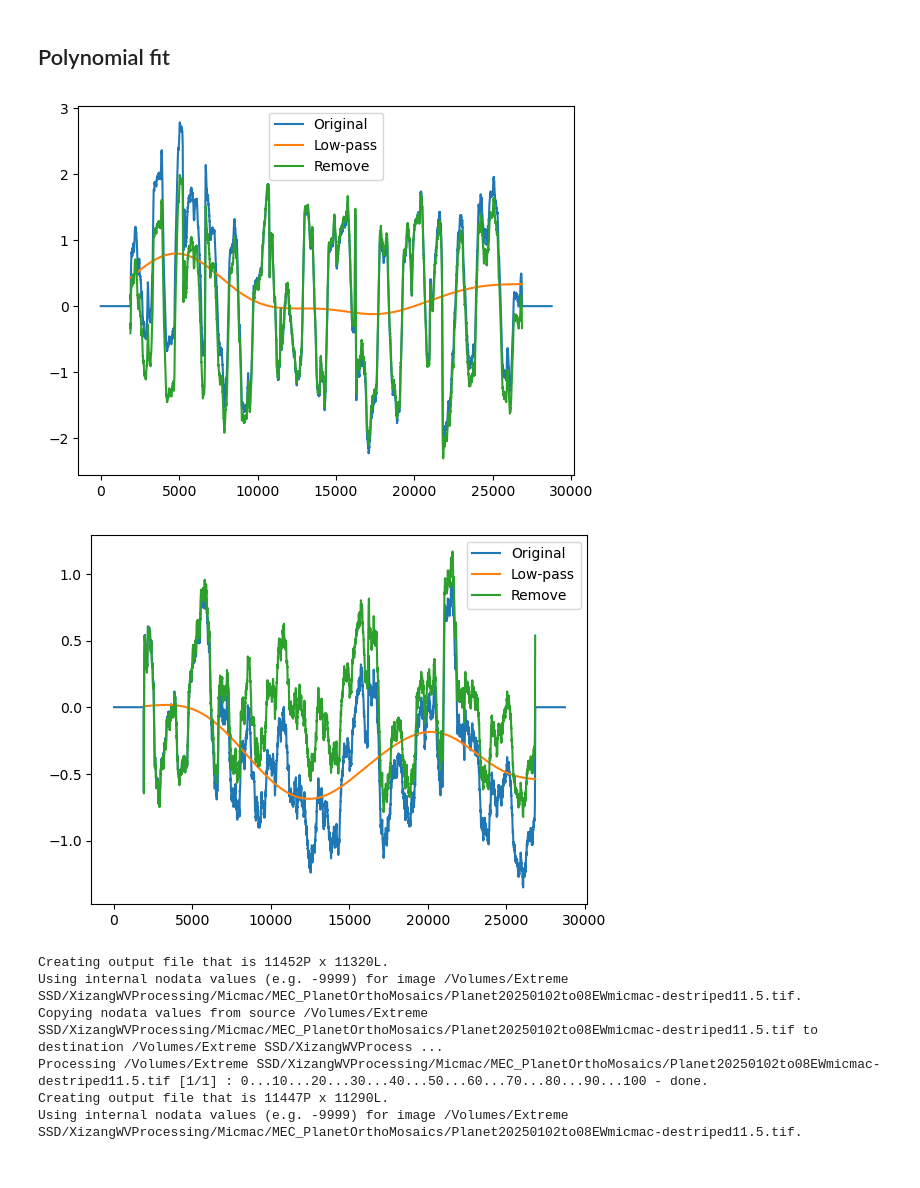
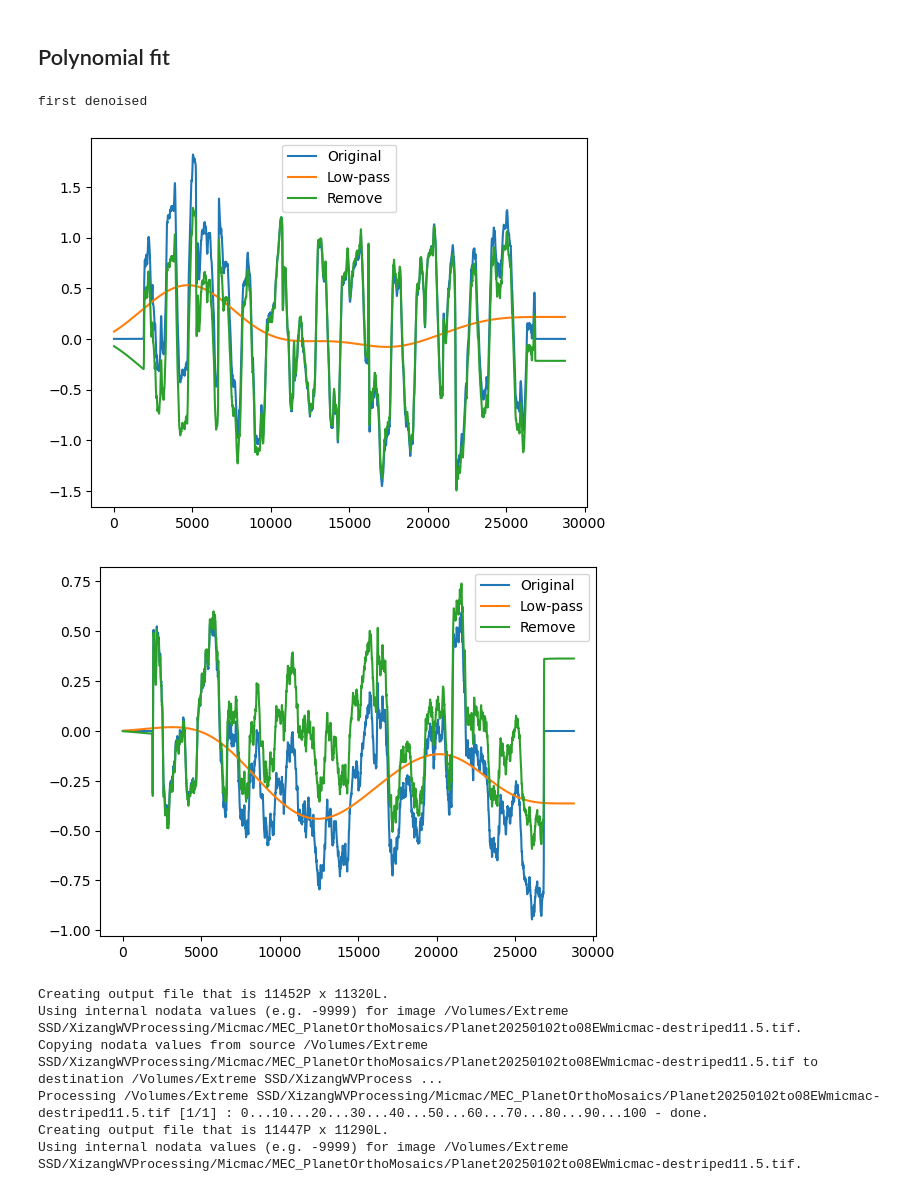
Before and after one commit to cehanagan/ImageryResources, a Jupyter notebook: Notebooks/Xizang20250107.ipynb, the cells around one changed output. Cells and saved outputs as stored; diff of their text form; code cells hidden in the pictures.

Commit message:
Fix tiff tools project disp again

```diff
--- a/Notebooks/Xizang20250107.ipynb
+++ b/Notebooks/Xizang20250107.ipynb
@@ -199,0 +226,6 @@ Using NoData value: -9999
+# %%
+imf = '/Volumes/Extreme SSD/XizangWVProcessing/Micmac/MEC_Tibet1mDEM/NSmicmac.tif'
+im = gdal.Open(imf)
+nodata = im.GetRasterBand(1).GetNoDataValue()
+imdata = im.GetRasterBand(1).ReadAsArray()
+imdata[imdata == nodata] = np.nan
@@ -199,0 +239,8 @@ Using NoData value: -9999
+# %%
+# Step 2: Compute Row-Wise Average
+y = np.nanmean(rotated_data,axis=1)  # Use nanmean to ignore NoData values
+y[np.isnan(y)] = 0
+# Step 3: Apply Low-Pass Filter
+b, a = signal.butter(order, cutoffs, fs=fs, btype='band', analog=False)
+yfilt = signal.filtfilt(b, a, y)
+yfilt[y==0] = np.nan
@@ -199,0 +382,5 @@ Using NoData value: -9999
+# %%
+print('Bandpass filtering')
+filtered = process_image(imdata, nodata_value=np.nan,row_filter_type='band', row_cutoff_low=0.0001, row_cutoff_high=0.1,row_order=4,
+                  col_filter_type=None, col_cutoff_low=0.00001, col_cutoff_high=0.0001, col_order=2,
+                  stripw=1000, window_type='hann', edge_ratio=0.1)
@@ -691,3 +879,19 @@ tt.save_geotiff(denoised,'/Volumes/Extreme SSD/XizangWVProcessing/Micmac/MEC_Pla
+# %%
+im = gdal.Open('/Volumes/Extreme SSD/XizangWVProcessing/Micmac/MEC_PlanetOrthoMosaics/Planet20250102to08NSmicmac.tif')
+imdata = im.GetRasterBand(1).ReadAsArray()
+denoised = denoise_bilateral(imdata, sigma_color=None, sigma_spatial=3, bins=10000, mode='edge')
+print('first denoised')
+tt.save_geotiff(denoised,'/Volumes/Extreme SSD/XizangWVProcessing/Micmac/MEC_PlanetOrthoMosaics/Planet20250102to08NSmicmac-denoised.tif',
+                im.GetGeoTransform(),im.GetProjection())
+
+im = gdal.Open('/Volumes/Extreme SSD/XizangWVProcessing/Micmac/MEC_PlanetOrthoMosaics/Planet20250102to08EWmicmac.tif')
+imdata = im.GetRasterBand(1).ReadAsArray()
+denoised = denoise_bilateral(imdata, sigma_color=None, sigma_spatial=3, bins=10000, mode='edge')
+
+tt.save_geotiff(denoised,'/Volumes/Extreme SSD/XizangWVProcessing/Micmac/MEC_PlanetOrthoMosaics/Planet20250102to08EWmicmac-denoised.tif',
+                im.GetGeoTransform(),im.GetProjection())
+# %% [output]
+first denoised
 # %%
 def rotate_stripe_remove(data, cutoff, fs, order=4, angle=0, nodata=np.nan):
     """
@@ -735,41 +939,41 @@ def rotate_stripe_remove(data, cutoff, fs, order=4, angle=0, nodata=np.nan):
     orig_x, orig_y = np.array(data.shape) // 2
     cropped_data = unrotated_data[
         center_x - orig_x : center_x + orig_x,
         center_y - orig_y : center_y + orig_y
     ]
 
     # Step 7: Ensure Final Shape Matches Original
     if cropped_data.shape != data.shape:
         pad_x = max(0, data.shape[0] - cropped_data.shape[0])
         pad_y = max(0, data.shape[1] - cropped_data.shape[1])
         cropped_data = np.pad(cropped_data, ((0, pad_x), (0, pad_y)), mode='constant', constant_values=nodata)
 
     cropped_data[cropped_data == np.nan] = nodata
 
     # Step 8: Visualization (Optional)
     x = np.arange(len(y))
     plt.plot(x, y, label='Original')
     plt.plot(x, yfilt, label='Low-pass')
     plt.plot(x, y - yfilt, label='Remove')
     plt.legend()
     plt.show()
 
     return cropped_data# Return both for analysis
 
-im = gdal.Open('/Volumes/Extreme SSD/XizangWVProcessing/Micmac/MEC_PlanetOrthoMosaics/Planet20250102to08NSmicmac.tif')
+im = gdal.Open('/Volumes/Extreme SSD/XizangWVProcessing/Micmac/MEC_PlanetOrthoMosaics/Planet20250102to08NSmicmac-denoised.tif')
 imdata = im.GetRasterBand(1).ReadAsArray()
 destriped = rotate_stripe_remove(imdata, cutoff=0.0001, fs=1, order=4,angle=11.5,nodata=0)
-#tt.save_geotiff(destriped,'/Volumes/Extreme SSD/XizangWVProcessing/Micmac/MEC_PlanetOrthoMosaics/Planet20250102to08NSmicmac-destriped11.5.tif',
-#                im.GetGeoTransform(),im.GetProjection())
+tt.save_geotiff(destriped,'/Volumes/Extreme SSD/XizangWVProcessing/Micmac/MEC_PlanetOrthoMosaics/Planet20250102to08NSmicmac-destriped11.5.tif',
+                im.GetGeoTransform(),im.GetProjection())
 
-im = gdal.Open('/Volumes/Extreme SSD/XizangWVProcessing/Micmac/MEC_PlanetOrthoMosaics/Planet20250102to08EWmicmac.tif')
+im = gdal.Open('/Volumes/Extreme SSD/XizangWVProcessing/Micmac/MEC_PlanetOrthoMosaics/Planet20250102to08EWmicmac-denoised.tif')
 imdata = im.GetRasterBand(1).ReadAsArray()
 destriped = rotate_stripe_remove(imdata, cutoff=0.0001, fs=1, order=4,angle=11.5,nodata=0)
-#tt.save_geotiff(destriped,'/Volumes/Extreme SSD/XizangWVProcessing/Micmac/MEC_PlanetOrthoMosaics/Planet20250102to08EWmicmac-destriped11.5.tif',
-#                im.GetGeoTransform(),im.GetProjection())
+tt.save_geotiff(destriped,'/Volumes/Extreme SSD/XizangWVProcessing/Micmac/MEC_PlanetOrthoMosaics/Planet20250102to08EWmicmac-destriped11.5.tif',
+                im.GetGeoTransform(),im.GetProjection())
 # %% [output]
-[figure, old version]
+[figure, new version]
-[figure, old version]
+[figure, new version]
 # %%
 !gdalwarp -overwrite -of GTiff -cutline /Volumes/Extreme\ SSD/XizangWVProcessing/GIS/PlanetTileN.shp -crop_to_cutline /Volumes/Extreme\ SSD/XizangWVProcessing/Micmac/MEC_PlanetOrthoMosaics/Planet20250102to08EWmicmac-destriped11.5.tif /Volumes/Extreme\ SSD/XizangWVProcessing/Micmac/MEC_PlanetOrthoMosaics/Planet20250102to08EWmicmac-destriped11.5_NTILE.tif
 !gdalwarp -overwrite -of GTiff -cutline /Volumes/Extreme\ SSD/XizangWVProcessing/GIS/PlanetTileC.shp -crop_to_cutline /Volumes/Extreme\ SSD/XizangWVProcessing/Micmac/MEC_PlanetOrthoMosaics/Planet20250102to08EWmicmac-destriped11.5.tif /Volumes/Extreme\ SSD/XizangWVProcessing/Micmac/MEC_PlanetOrthoMosaics/Planet20250102to08EWmicmac-destriped11.5_CTILE.tif
```
Also changed, not shown: parts of 26 cells of this notebook, 2 other files.
